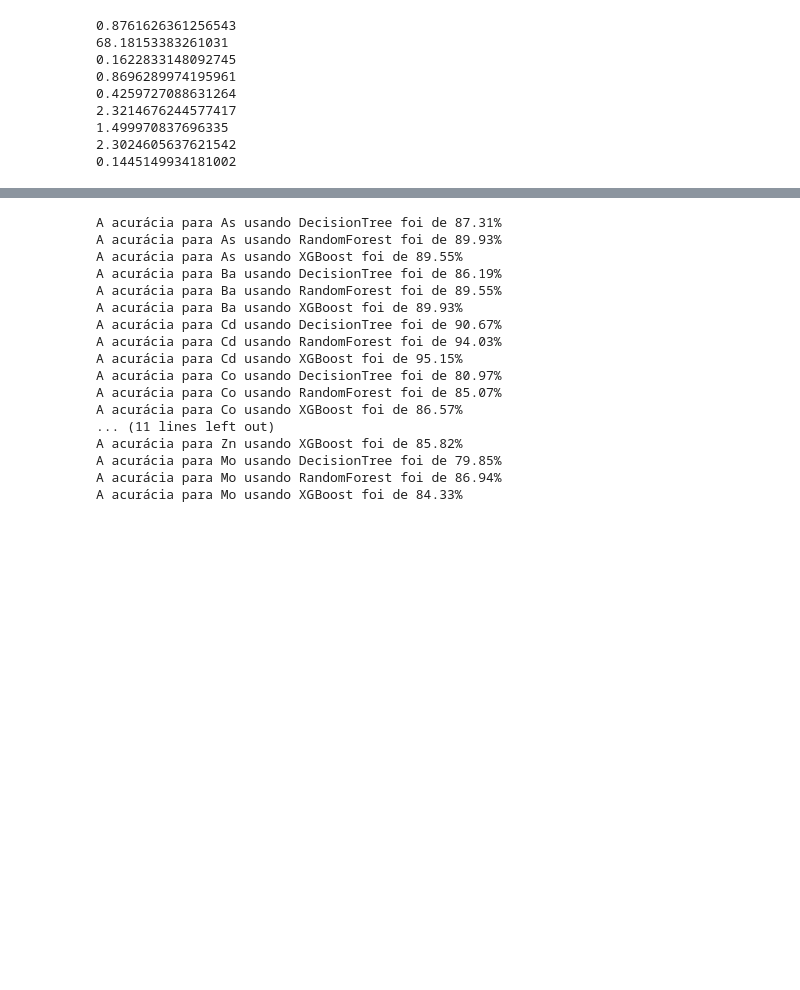
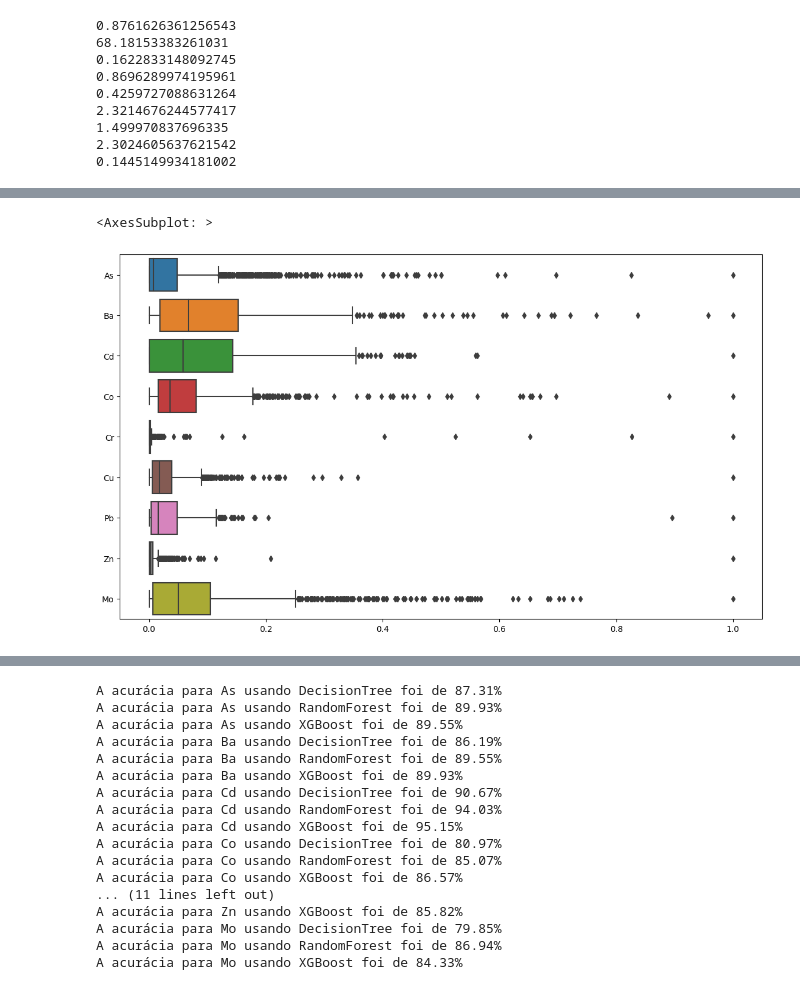
Before and after one commit to angelomaia/discretization-soil-spectroscopy, a Jupyter notebook: prediction.ipynb, the cells around one changed output, grey strips where cells are left out. Cells and saved outputs as stored; diff of their text form; code cells hidden in the pictures; blank space fills up the shorter version.

```diff
--- a/prediction.ipynb
+++ b/prediction.ipynb
@@ -43,0 +64,17 @@ for i in Elements:
+# %%
+ax = sns.boxplot(data=df[columns_to_plot], orient='h')
+
+ax.figure.set_size_inches(14, 8)    # Personalizando o tamanho da figura
+
+#ax.set_title('Box-plot da RENDA por SEXO e COR', fontsize=18)    # Configurando o título do gráfico
+
+#ax.set_xlabel('R$', fontsize=14)    # Configurando o label do eixo X
+
+#ax.set_ylabel('Cor', fontsize=14)    # Configurando o label do eixo Y
+#ax.set_yticklabels(['Indígena', 'Branca', 'Preta', 'Amarela', 'Parda'], fontsize=12)    # Configurando o label de cada categoria do eixo Y
+
+
+ax
+# %% [output]
+<AxesSubplot: >
+[figure, added]
```
Also changed, not shown: parts of 5 cells of this notebook.
